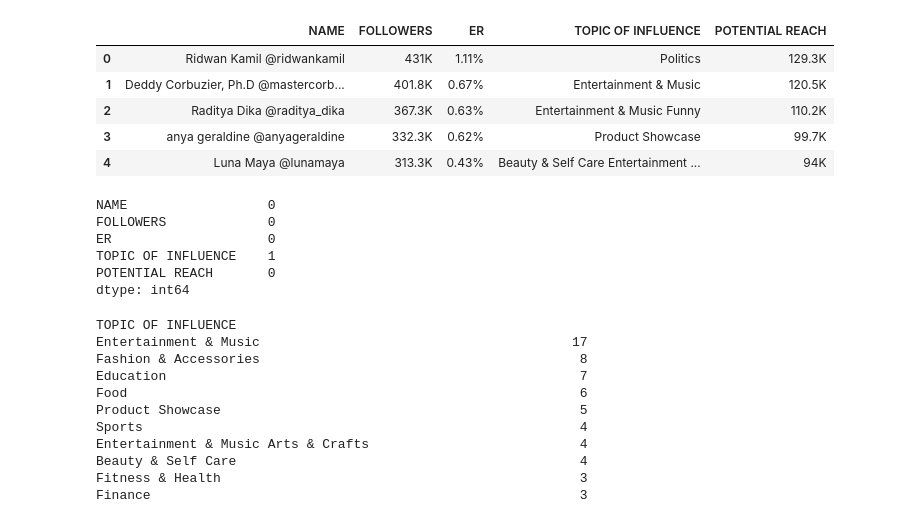
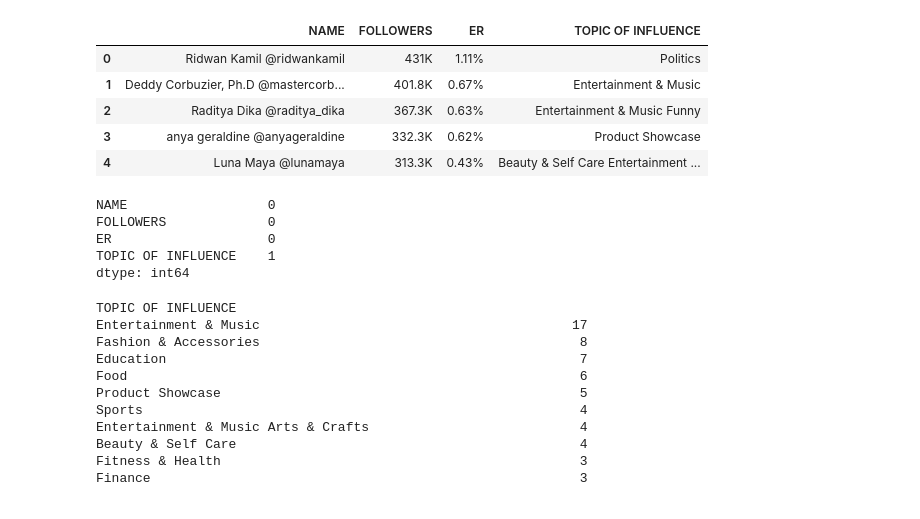
Before and after one commit to zakiBAEEE/Tugas-Akhir-Strategi-Algoritmik, a Jupyter notebook: notebook/threads_preprocess.ipynb, the cells around one changed output. Drawn from its saved outputs; the diff is of its cells as text; code cells hidden in the pictures.

```diff
--- a/notebook/threads_preprocess.ipynb
+++ b/notebook/threads_preprocess.ipynb
@@ -12,15 +12,15 @@ df.head()
 | 3 | 4 | anya geraldine @anyageraldine | 332.3K | 0.62% | Indonesia | Product Showcase | 99.7K |
 | 4 | 5 | Luna Maya @lunamaya | 313.3K | 0.43% | Indonesia | Beauty & Self Care Entertainment ... | 94K |
 # %%
-df.drop(columns=["#", "COUNTRY"], inplace=True)
+df.drop(columns=["#", "COUNTRY", "POTENTIAL REACH"], inplace=True)
 df.head()
 # %% [output]
-|  | NAME | FOLLOWERS | ER | TOPIC OF INFLUENCE | POTENTIAL REACH |
-| 0 | Ridwan Kamil @ridwankamil | 431K | 1.11% | Politics | 129.3K |
-| 1 | Deddy Corbuzier, Ph.D @mastercorb... | 401.8K | 0.67% | Entertainment & Music | 120.5K |
-| 2 | Raditya Dika @raditya_dika | 367.3K | 0.63% | Entertainment & Music Funny | 110.2K |
-| 3 | anya geraldine @anyageraldine | 332.3K | 0.62% | Product Showcase | 99.7K |
-| 4 | Luna Maya @lunamaya | 313.3K | 0.43% | Beauty & Self Care Entertainment ... | 94K |
+|  | NAME | FOLLOWERS | ER | TOPIC OF INFLUENCE |
+| 0 | Ridwan Kamil @ridwankamil | 431K | 1.11% | Politics |
+| 1 | Deddy Corbuzier, Ph.D @mastercorb... | 401.8K | 0.67% | Entertainment & Music |
+| 2 | Raditya Dika @raditya_dika | 367.3K | 0.63% | Entertainment & Music Funny |
+| 3 | anya geraldine @anyageraldine | 332.3K | 0.62% | Product Showcase |
+| 4 | Luna Maya @lunamaya | 313.3K | 0.43% | Beauty & Self Care Entertainment ... |
 # %%
 df.isnull().sum()
 # %% [output]
@@ -28,7 +28,6 @@ NAME                  0
 FOLLOWERS             0
 ER                    0
 TOPIC OF INFLUENCE    1
-POTENTIAL REACH       0
 dtype: int64
 # %%
 print(df["TOPIC OF INFLUENCE"].value_counts())
```
Also changed, not shown: parts of 16 cells of this notebook, 7 other files.
